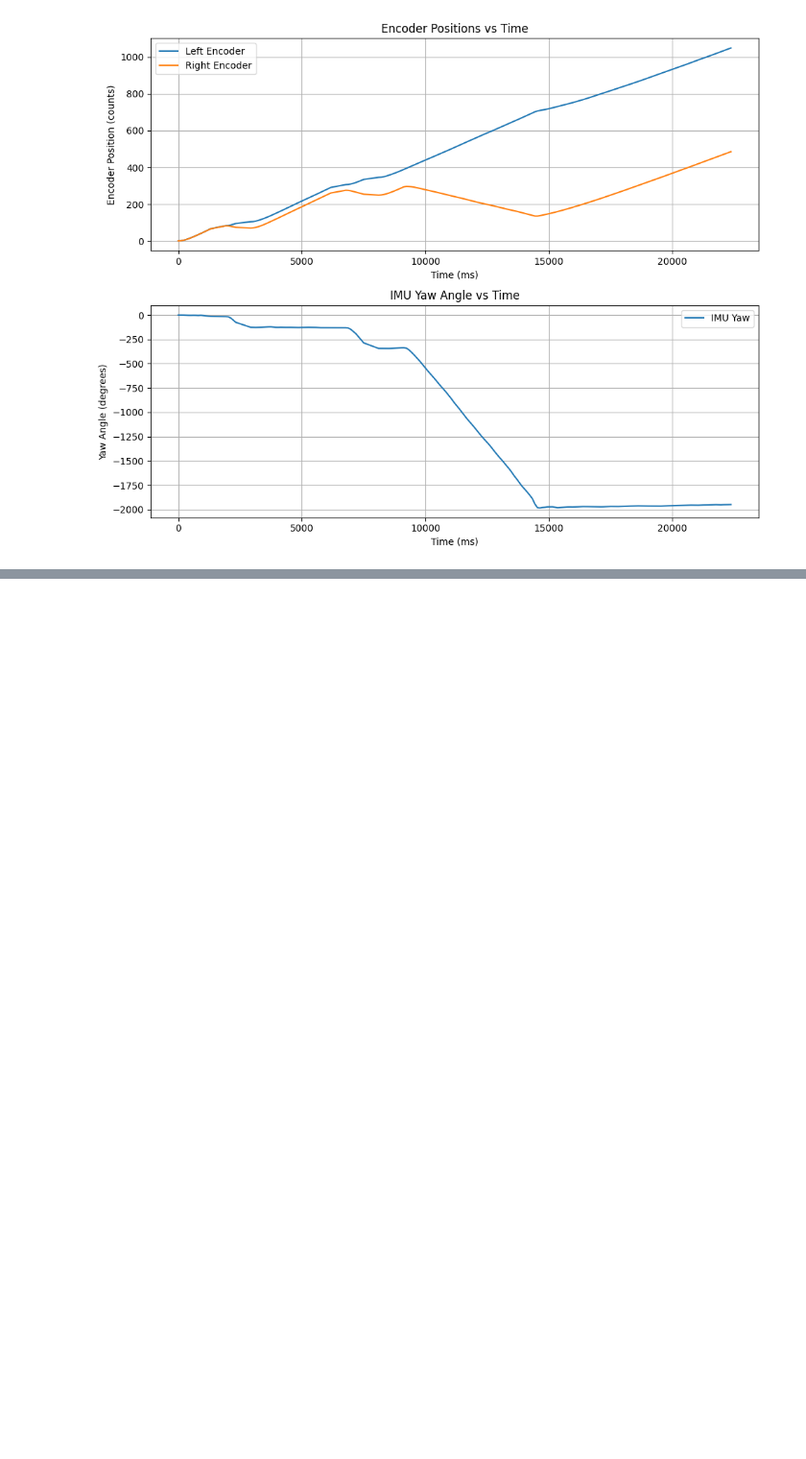
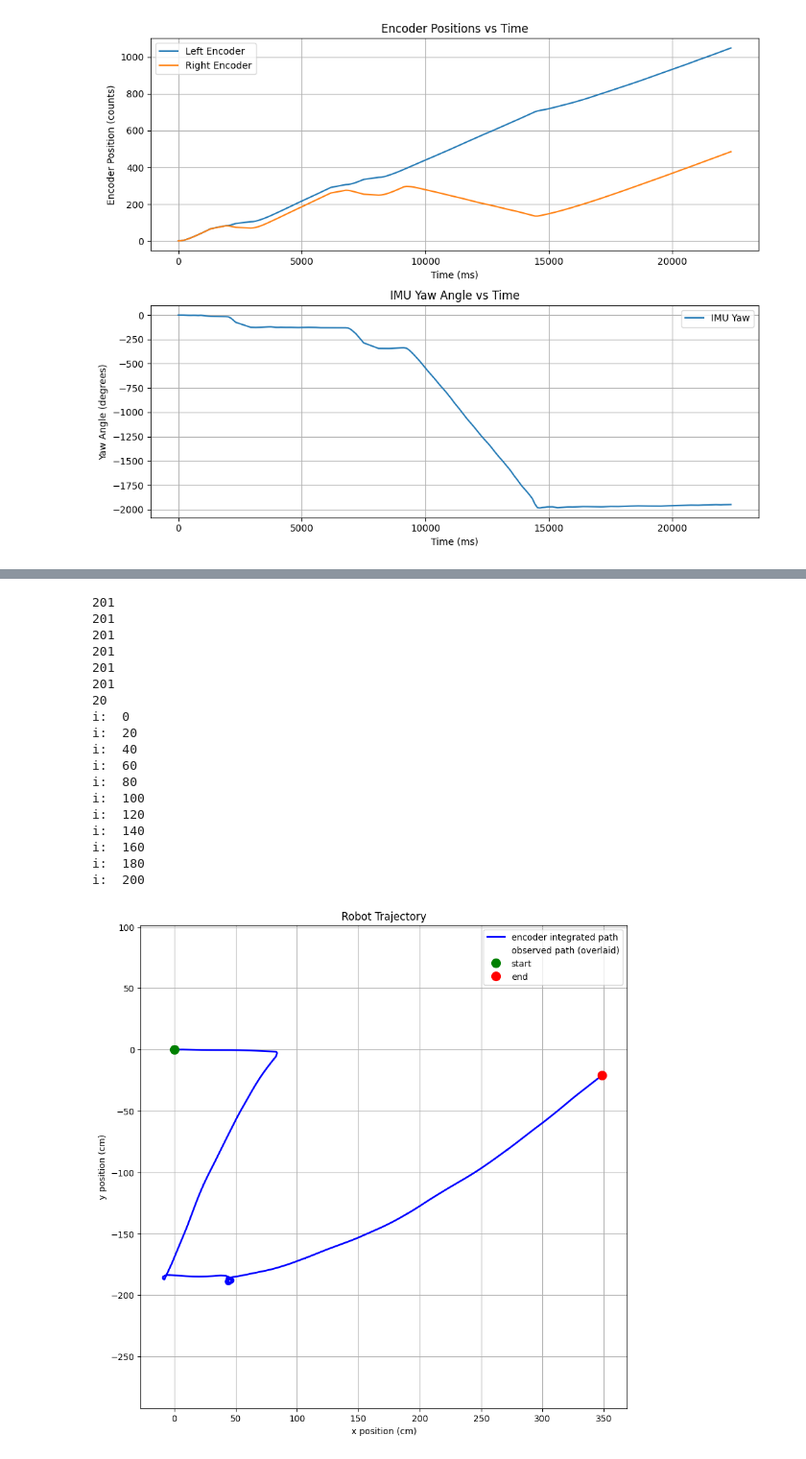
Before and after one commit to aengusk/ME0134-Aengus-Kennedy, a Jupyter notebook: lab_4/l4data_processing.ipynb, the cells around one changed output, grey strips where cells are left out. Shown at 96% size. Drawn from its saved outputs; the diff is of its cells as text; code cells hidden in the pictures; blank space fills up the shorter version.

Commit message:
Create final FK, IMU, and Kalman plot

```diff
--- a/lab_4/l4data_processing.ipynb
+++ b/lab_4/l4data_processing.ipynb
@@ -133,0 +167,72 @@ plt.show()
+# %%
+# Plot FK results
+
+# Convert integrated_positions to numpy arrays for easier plotting
+positions = np.array(integrated_positions)
+x = positions[:, 0]
+y = positions[:, 1]
+theta = positions[:, 2]
+
+print(len(positions))
+print(len(x))
+print(len(y))
+print(len(theta))
+
+# Create the plot
+plt.figure(figsize=(10, 10))
+
+# plot encoder integrated path
+plt.plot(x, y, 'b-', label='encoder integrated path', linewidth=2)
+
+# add 'observed path' to plot key
+plt.plot((0,), (0,), 'w.', label='observed path (overlaid)', linewidth=2)
+
+# Add orientation arrows at regular intervals
+print(len(x))
+print(len(theta))
+arrow_interval = len(x) // 10  # Show 10 arrows along the path
+print(arrow_interval)
+for i in range(0, len(x), arrow_interval):
+    print('i: ', i)
+    # Calculate arrow direction
+    dx = 2 * np.cos(theta[i])  # 2cm length arrows
+    dy = 2 * np.sin(theta[i])
+    plt.arrow(x[i], y[i], dx, dy,
+             head_width=0.5*2, head_length=0.8*2, fc='b', ec='b')
+
+# Add theoretical path here
+
+# Add start and end markers
+plt.plot(x[0], y[0], 'go', label='start', markersize=10)
+plt.plot(x[-1], y[-1], 'ro', label='end', markersize=10)
+
+# Customize the plot
+plt.grid(True)
+plt.axis('equal')  # Equal aspect ratio
+plt.xlabel('x position (cm)')
+plt.ylabel('y position (cm)')
+plt.title('Robot Trajectory')
+plt.legend()
+
+# Show the plot
+plt.show()
+# %% [output]
+201
+201
+201
+201
+201
+201
+20
+i:  0
+i:  20
+i:  40
+i:  60
+i:  80
+i:  100
+i:  120
+i:  140
+i:  160
+i:  180
+i:  200
+[figure, added]
```
Also changed, not shown: parts of 9 cells of this notebook.
